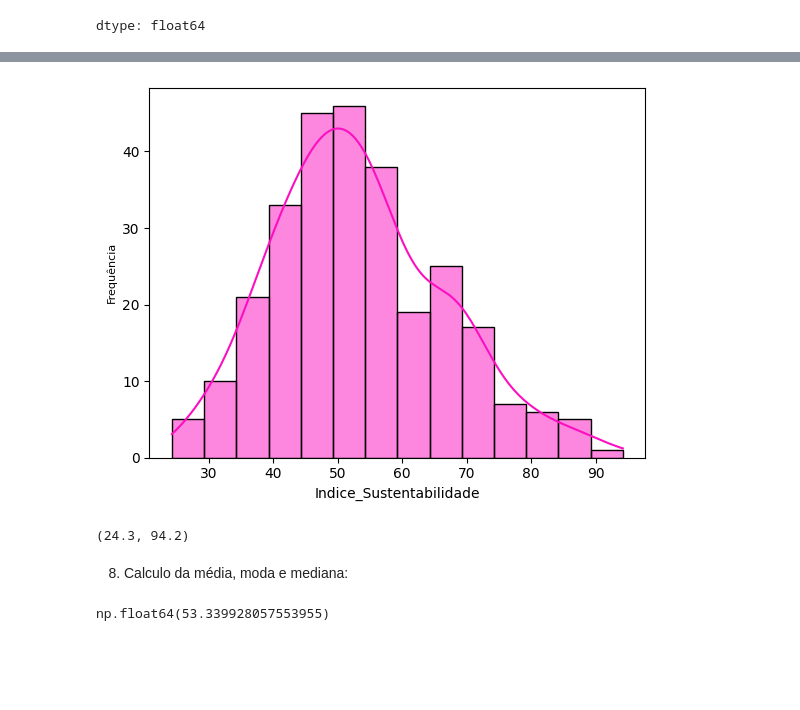
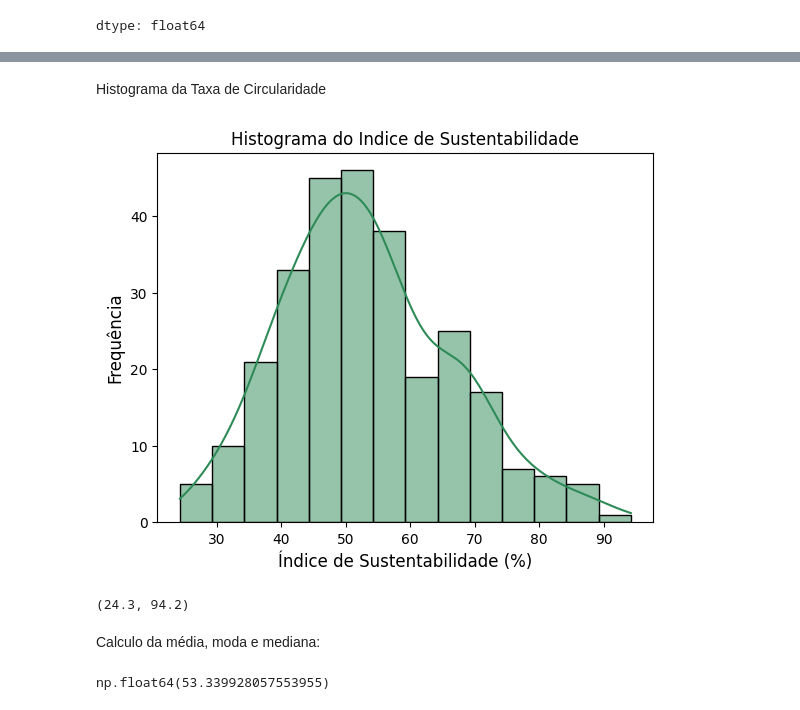
Before and after one commit to MtBalbine/PROJETO-1---ESTATISTICA-E-ANALISE-DE-DADOS, a Jupyter notebook: VarQuantitativaSus.ipynb, the cells around one changed output, grey strips where cells are left out. Saved outputs shown, nothing was run; the diff lists cells and outputs as text; code cells hidden in the pictures; blank space fills up the shorter version.

```diff
--- a/VarQuantitativaSus.ipynb
+++ b/VarQuantitativaSus.ipynb
@@ -143,11 +132,15 @@ Indice_Sustentabilidade
       Variável:Indice_Sustentabilidade
      *Limites superiores do intervalo de classes não incluídos
+# %% [markdown]
+Histograma da Taxa de Circularidade
 # %%
-sns.histplot(data=df,x="Indice_Sustentabilidade",kde=True, color="#FC0FC0")
-plt.ylabel("Frequência",size=8)
+sns.histplot(data=df,x="Indice_Sustentabilidade",kde=True, color="#2E8B57")
+plt.ylabel("Frequência",size=12)
+plt.xlabel("Índice de Sustentabilidade (%)",size=12)
+plt.title('Histograma do Indice de Sustentabilidade') # Adiciona o título aqu
 plt.show()
 # %% [output]
-[figure, old version]
+[figure, new version]
 # %%
 valormin=min(df.Indice_Sustentabilidade)
 valormax=max(df.Indice_Sustentabilidade)
@@ -155,5 +148,5 @@ valormin,valormax
 # %% [output]
 (24.3, 94.2)
 # %% [markdown]
-8. Calculo da média, moda e mediana:
+Calculo da média, moda e mediana:
 # %%
```
Also changed, not shown: parts of 20 cells of this notebook.
